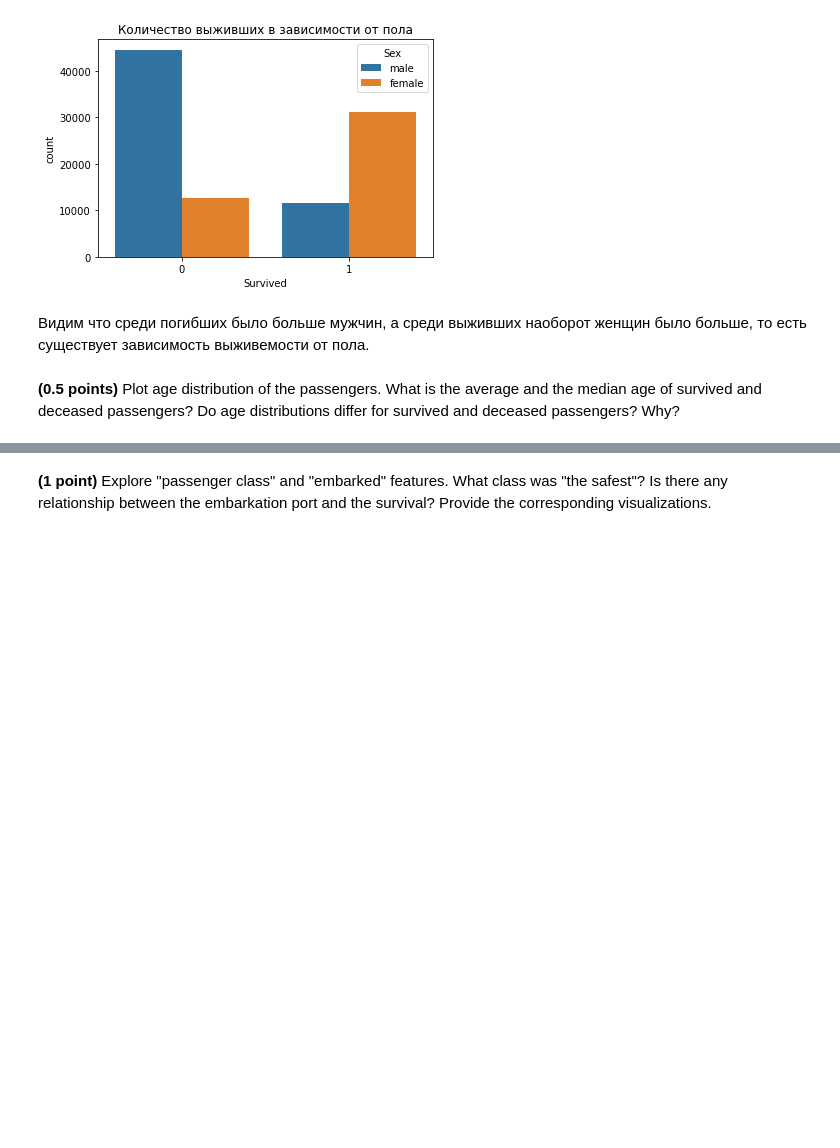
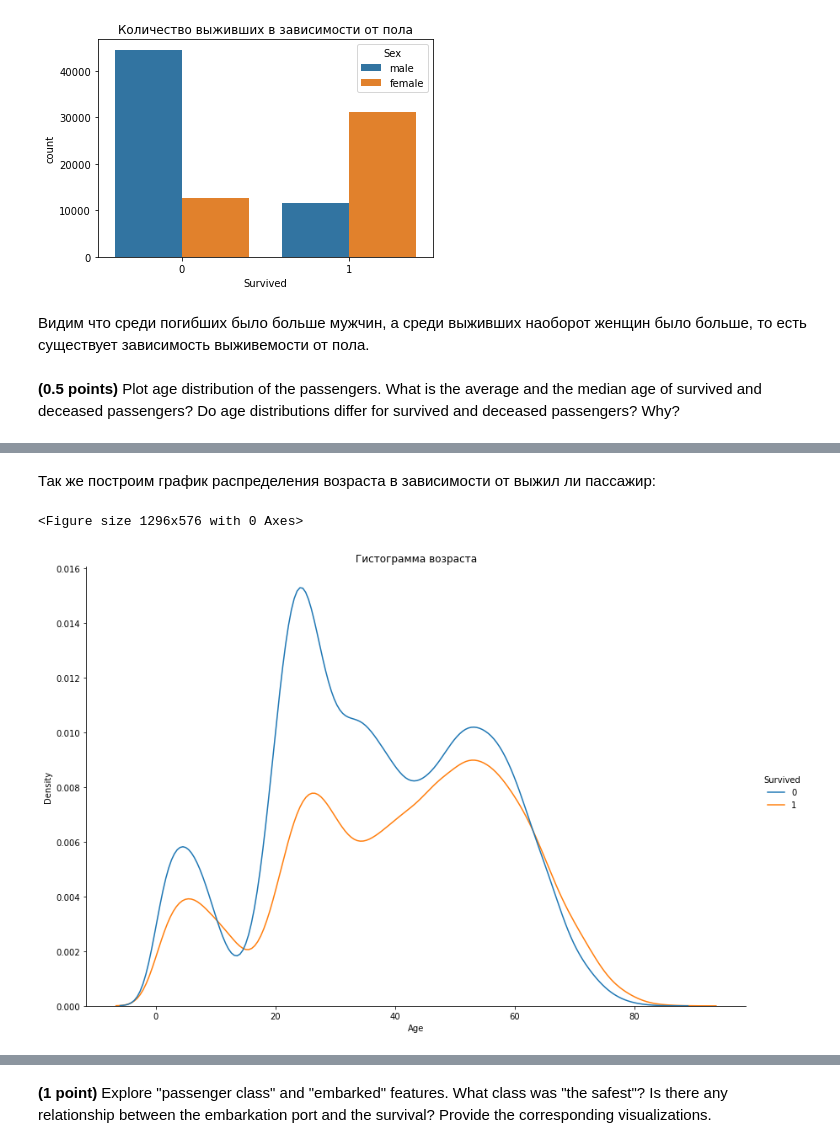
Before and after one commit to AlexeyZubar/Classification_linear_knn, a Jupyter notebook: hw_classification.ipynb, the cells around one changed output, grey strips where cells are left out. Drawn from its saved outputs; the diff is of its cells as text; code cells hidden in the pictures; blank space fills up the shorter version.

```diff
--- a/hw_classification.ipynb
+++ b/hw_classification.ipynb
@@ -702,0 +724,11 @@ plt.show()
+# %% [markdown]
+Так же построим график распределения возраста в зависимости от выжил ли пассажир:
+# %%
+## your code
+plt.figure(figsize=(18,8))
+sns.displot(data=data, x="Age", hue="Survived", kind="kde",height=8,aspect=1.5)
+plt.title("Гистограмма возраста")
+plt.show()
+# %% [output]
+<Figure size 1296x576 with 0 Axes>
+[figure, added]
```
Also changed, not shown: parts of 53 cells of this notebook.
